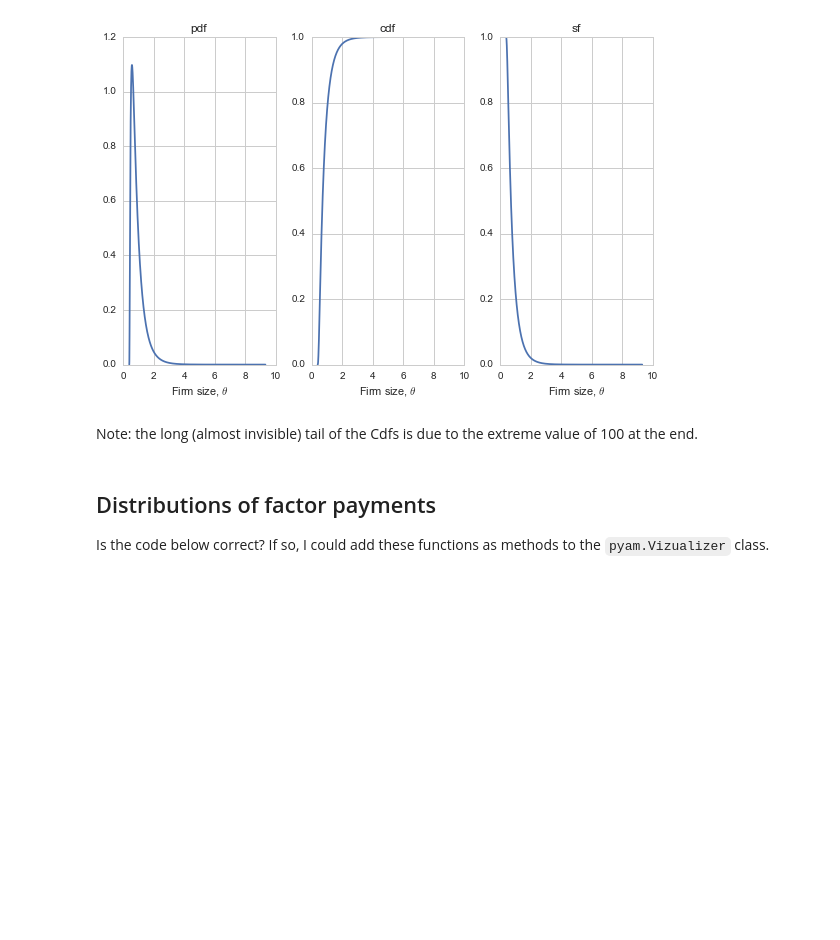
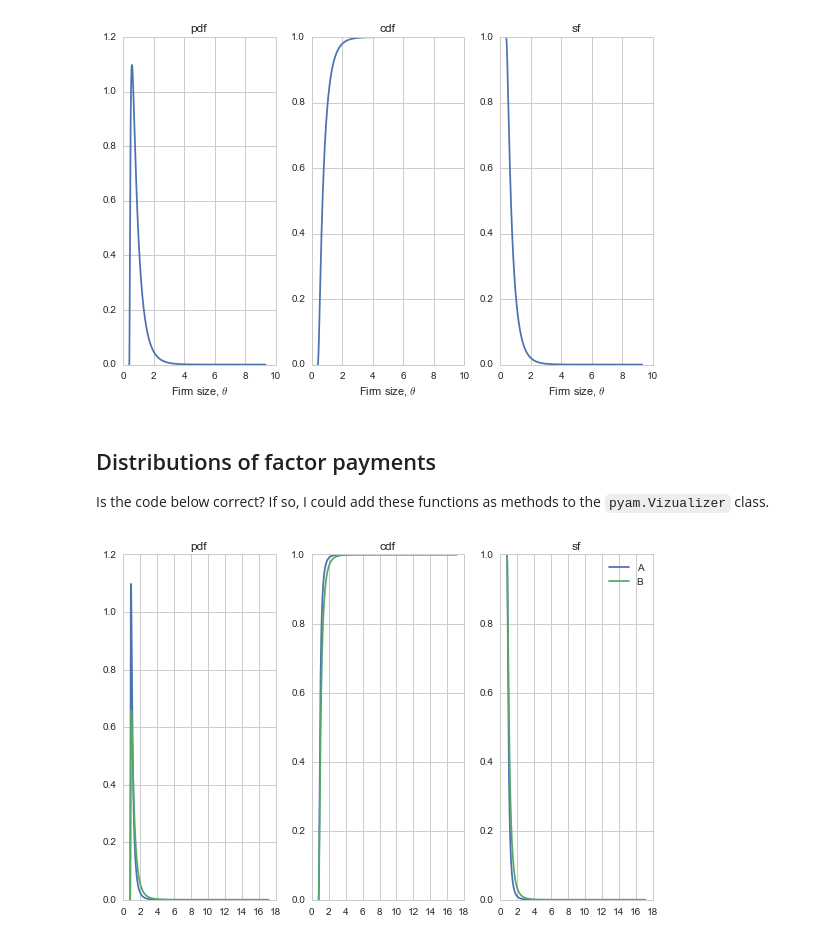
Before and after one commit to davidrpugh/assortative-matching, a Jupyter notebook: examples/positive-assortative-matching.ipynb, the cells around one changed output. Cells and saved outputs as stored; diff of their text form; code cells hidden in the pictures; blank space fills up the shorter version.

Commit message:
Updated density calculations based on @Falter89 comments.

```diff
--- a/examples/positive-assortative-matching.ipynb
+++ b/examples/positive-assortative-matching.ipynb
@@ -253,8 +274,6 @@ plt.tight_layout()
 plt.show()
 # %% [output]
 [figure]
-# %% [markdown]
-Note: the long (almost invisible) tail of the Cdfs is due to the extreme value of 100 at the end.
 # %% [markdown]
 ## Distributions of factor payments
 
@@ -279 +295,34 @@ def compute_sf(cdf):
+# %%
+# pdf for average wages (method A from Falter89)
+tmp_data = sorted_data.sort('factor_payment_1', ascending=True, inplace=False)
+w_pdf_A = tmp_data.theta_pdf
+# %%
+# pdf for average wages (method B from Falter89)
+tmp_data = sorted_data.sort('factor_payment_1', ascending=True, inplace=False)
+w_pdf_B = tmp_data.theta * tmp_data.theta_pdf
+# %%
+w_cdf_A = compute_cdf(w_pdf_A)
+w_sf_A = compute_sf(w_cdf_A)
+
+w_cdf_B = compute_cdf(w_pdf_B)
+w_sf_B = compute_sf(w_cdf_B)
+
+fig, axes = plt.subplots(1, 3)
+w = viz.solution.factor_payment_1.sort(inplace=False)
+axes[0].plot(w, w_pdf_A)
+axes[0].plot(w, w_pdf_B)
+axes[0].set_title(r'pdf')
+
+axes[1].plot(w, w_cdf_A)
+axes[1].plot(w, w_cdf_B)
+axes[1].set_title(r'cdf')
+
+axes[2].plot(w, w_sf_A, label="A")
+axes[2].plot(w, w_sf_B, label="B")
+axes[2].set_title(r'sf')
+axes[2].legend(loc='best', frameon=False)
+plt.tight_layout()
+plt.show()
+# %% [output]
+[figure, added]
 # %%
```
Also changed, not shown: parts of 7 cells of this notebook.
